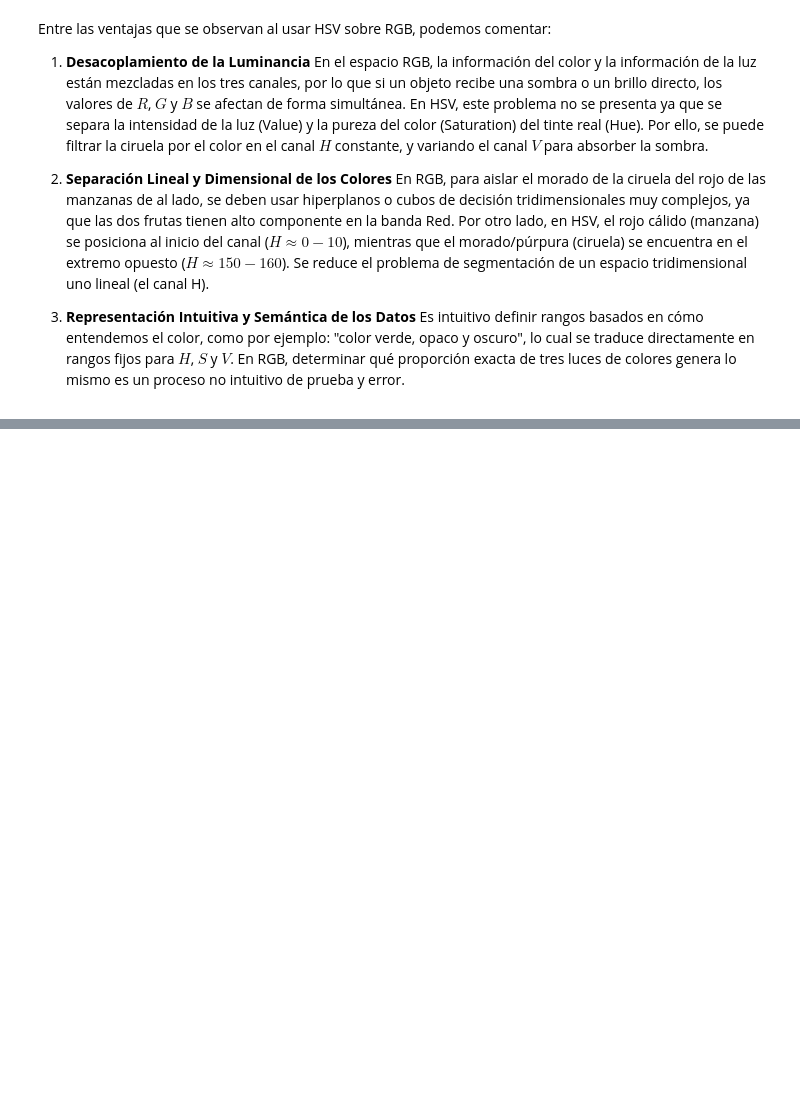
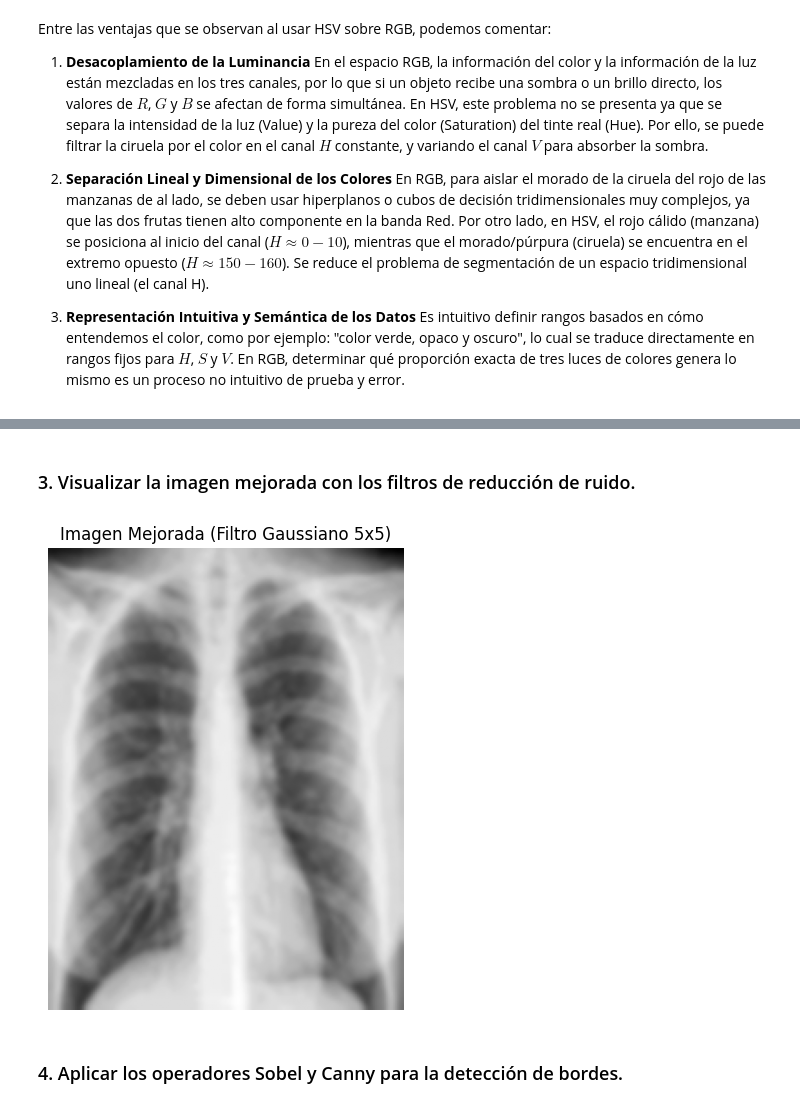
Before and after one commit to josenomberto/UTEC-CDIAV3-MCD8012, a Jupyter notebook: laboratorio_calificado_1.ipynb, the cells around one changed output, grey strips where cells are left out. Drawn from its saved outputs; the diff is of its cells as text; code cells hidden in the pictures; blank space fills up the shorter version.

```diff
--- a/laboratorio_calificado_1.ipynb
+++ b/laboratorio_calificado_1.ipynb
@@ -123,0 +155,19 @@ Entre las ventajas que se observan al usar HSV sobre RGB, podemos comentar:
+# %%
+# Aplicar filtro Gaussiano para reducción de ruido
+
+#img_blurred = cv2.GaussianBlur(img_gray, (5, 5), 0)
+img_blurred = cv2.GaussianBlur(img_gray, (9, 9), 0)
+# %% [markdown]
+### 3. Visualizar la imagen mejorada con los filtros de reducción de ruido.
+# %%
+# Visualizar imagen mejorada
+
+plt.figure(figsize=(6, 6))
+plt.imshow(img_blurred, cmap='gray')
+plt.title('Imagen Mejorada (Filtro Gaussiano 5x5)')
+plt.axis('off')
+plt.show()
+# %% [output]
+[figure, added]
+# %% [markdown]
+### 4. Aplicar los operadores Sobel y Canny para la detección de bordes.
```
Also changed, not shown: parts of 20 cells of this notebook.
